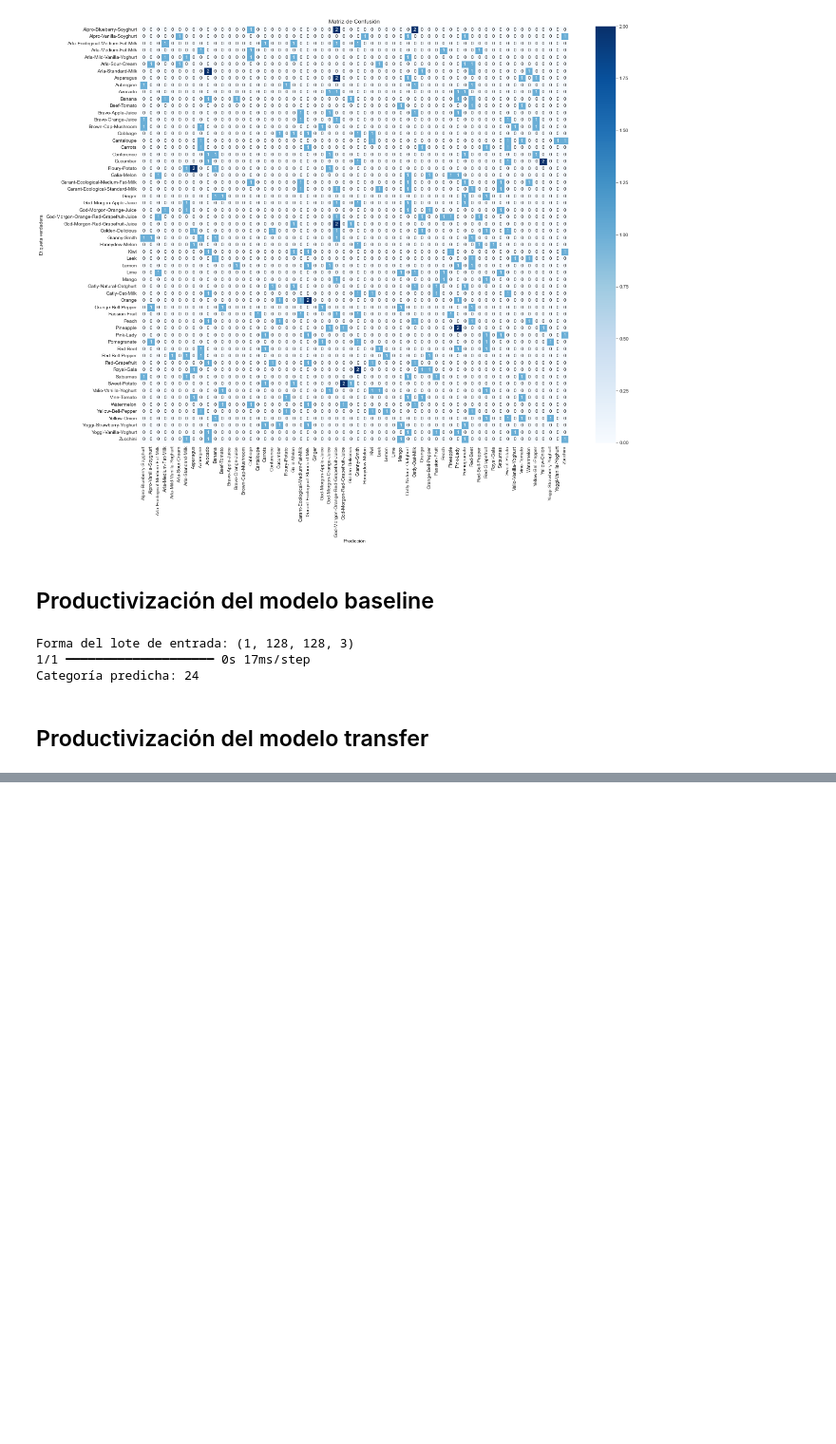
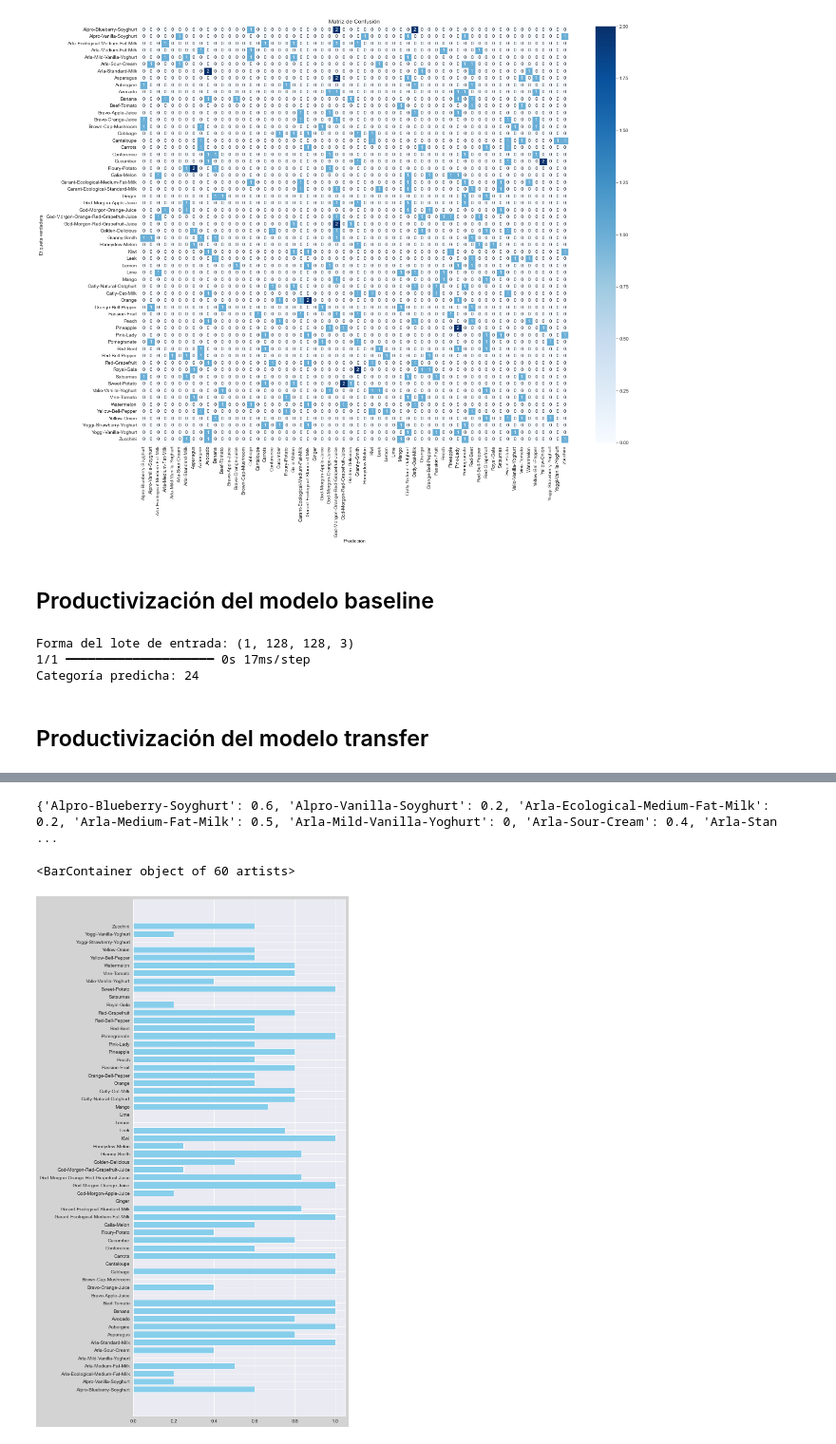
Before and after one commit to Lperdoca/Ciencia-de-datos.-Taller-2, a Jupyter notebook: ML_Supermercado_Inteligente.ipynb, the cells around one changed output, grey strips where cells are left out. Shown: that part at 95% size. Saved outputs shown, nothing was run; the diff lists cells and outputs as text; code cells hidden in the pictures; blank space fills up the shorter version.

```diff
--- a/ML_Supermercado_Inteligente.ipynb
+++ b/ML_Supermercado_Inteligente.ipynb
@@ -338,0 +372,20 @@ Categoría predicha: 25
+# %%
+dict_result_good = {}
+dict_result_bad = {}
+for i in comparation:
+    result = i.split(' - ')
+    category_real = result[0]
+    category_name = result[1]
+    if category_real == category_name:
+        if category_real in dict_result_good:
+            dict_result_good[category_real] = dict_result_good[category_real] + 1
+        else:
+            dict_result_good[category_real] = 1
+    else:
+        if category_real in dict_result_bad:
+            dict_result_bad[category_real] = dict_result_bad[category_real]+ 1
+        else:
+            dict_result_bad[category_real] = 1
+print(dict_result_good)
+print('#############')
+print(dict_result_bad)
@@ -338,0 +396,31 @@ Categoría predicha: 25
+# %%
+dict_predictions = {}
+for k, v in categories.items():
+    if k in dict_result_good and k in dict_result_bad:
+        dict_predictions[k] = dict_result_good[k] / (dict_result_good[k] + dict_result_bad[k])
+    else:
+        if k not in dict_result_good:
+             dict_predictions[k] = 0
+        if k not in dict_result_bad:
+            dict_predictions[k] = 1
+# %%
+print(dict_predictions)
+# %% [output]
+{'Alpro-Blueberry-Soyghurt': 0.6, 'Alpro-Vanilla-Soyghurt': 0.2, 'Arla-Ecological-Medium-Fat-Milk': 0.2, 'Arla-Medium-Fat-Milk': 0.5, 'Arla-Mild-Vanilla-Yoghurt': 0, 'Arla-Sour-Cream': 0.4, 'Arla-Stan ...
+# %%
+
+import matplotlib.pyplot as plt
+
+# Diccionario de ejemplo
+
+
+# Extraer claves y valores del diccionario
+claves = list(dict_predictions.keys())
+valores = list(dict_predictions.values())
+
+plt.figure(figsize=(8, 20), facecolor="lightgrey")
+# Crear el gráfico de barras
+plt.barh(claves, valores, color='skyblue')
+# %% [output]
+<BarContainer object of 60 artists>
+[figure, added]
```
Also changed, not shown: parts of 6 cells of this notebook.
